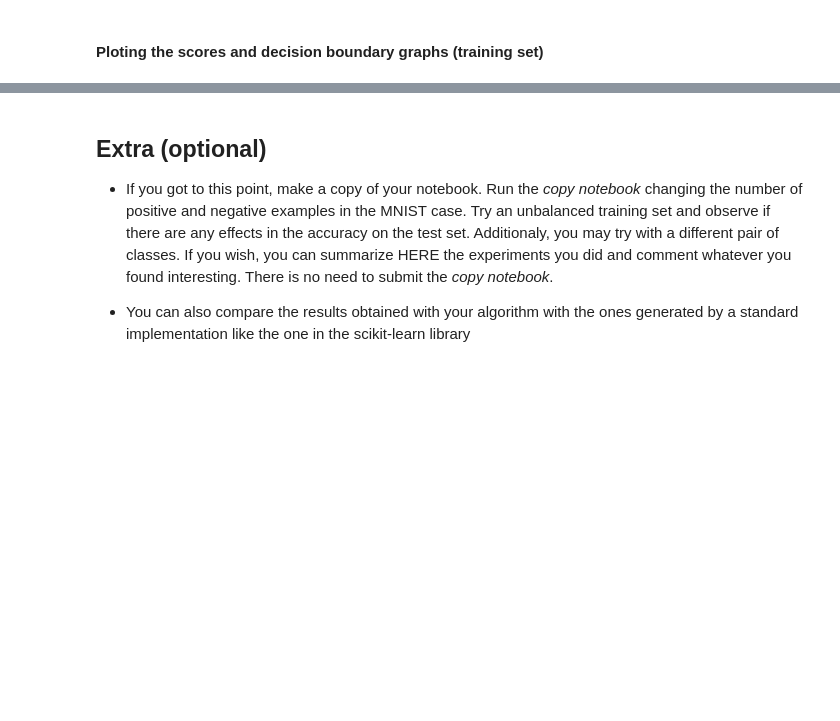
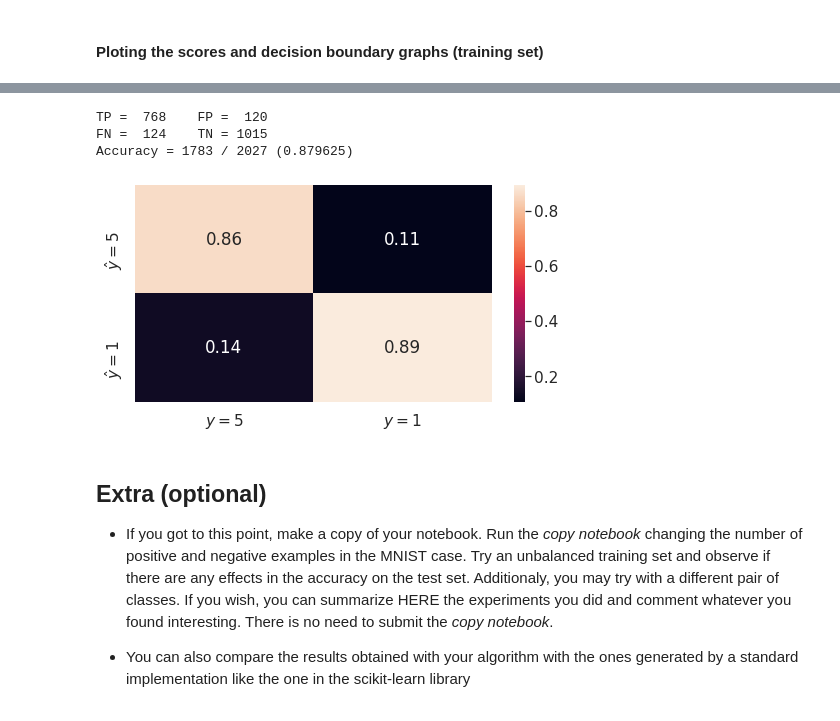
Before and after one commit to caiotda/MAC0460, a Jupyter notebook: EPs/EP3/ep03_logistic_regression.ipynb, the cells around one changed output, grey strips where cells are left out. Cells and saved outputs as stored; diff of their text form; code cells hidden in the pictures; blank space fills up the shorter version.

```diff
--- a/EPs/EP3/ep03_logistic_regression.ipynb
+++ b/EPs/EP3/ep03_logistic_regression.ipynb
@@ -884,5 +950,18 @@ Now that you have trained the algorithm, let us evaluate its performance on the
 # %%
 # ===> your code for the confusion matrix (test set)
+threshold = 0.5
+
+p_hat = predict_logistic(X_test, w_logistic)
+y_hat = np.where(p_hat > threshold, 1, -1)
+
+total = len(y_hat)
+
+plot_confusion_matrix(y_test, y_hat)
+# %% [output]
+TP =  768    FP =  120
+FN =  124    TN = 1015
+Accuracy = 1783 / 2027 (0.879625)
+[figure, added]
 # %% [markdown]
 ## Extra (optional)
 
```
Also changed, not shown: parts of 9 cells of this notebook.
